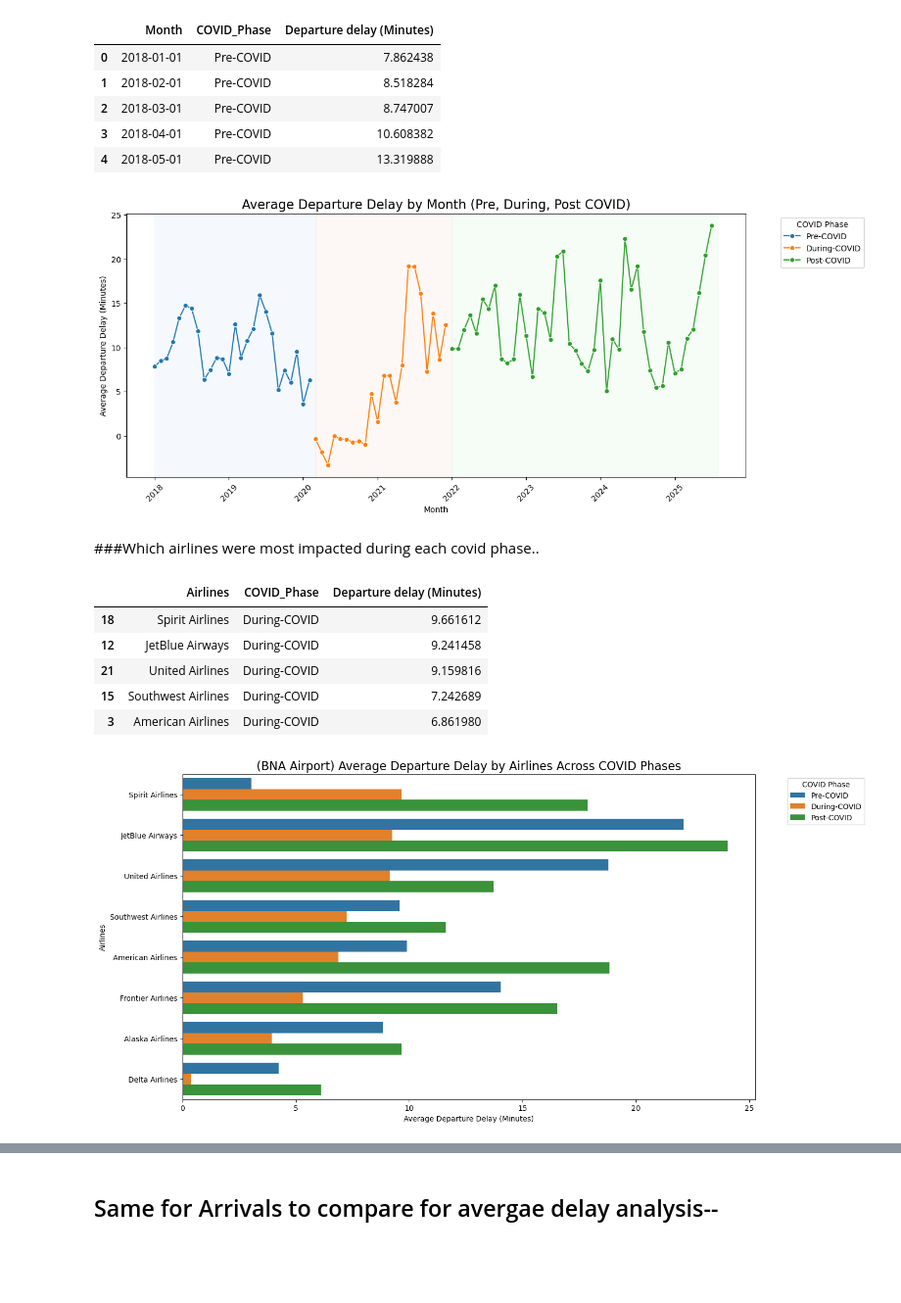
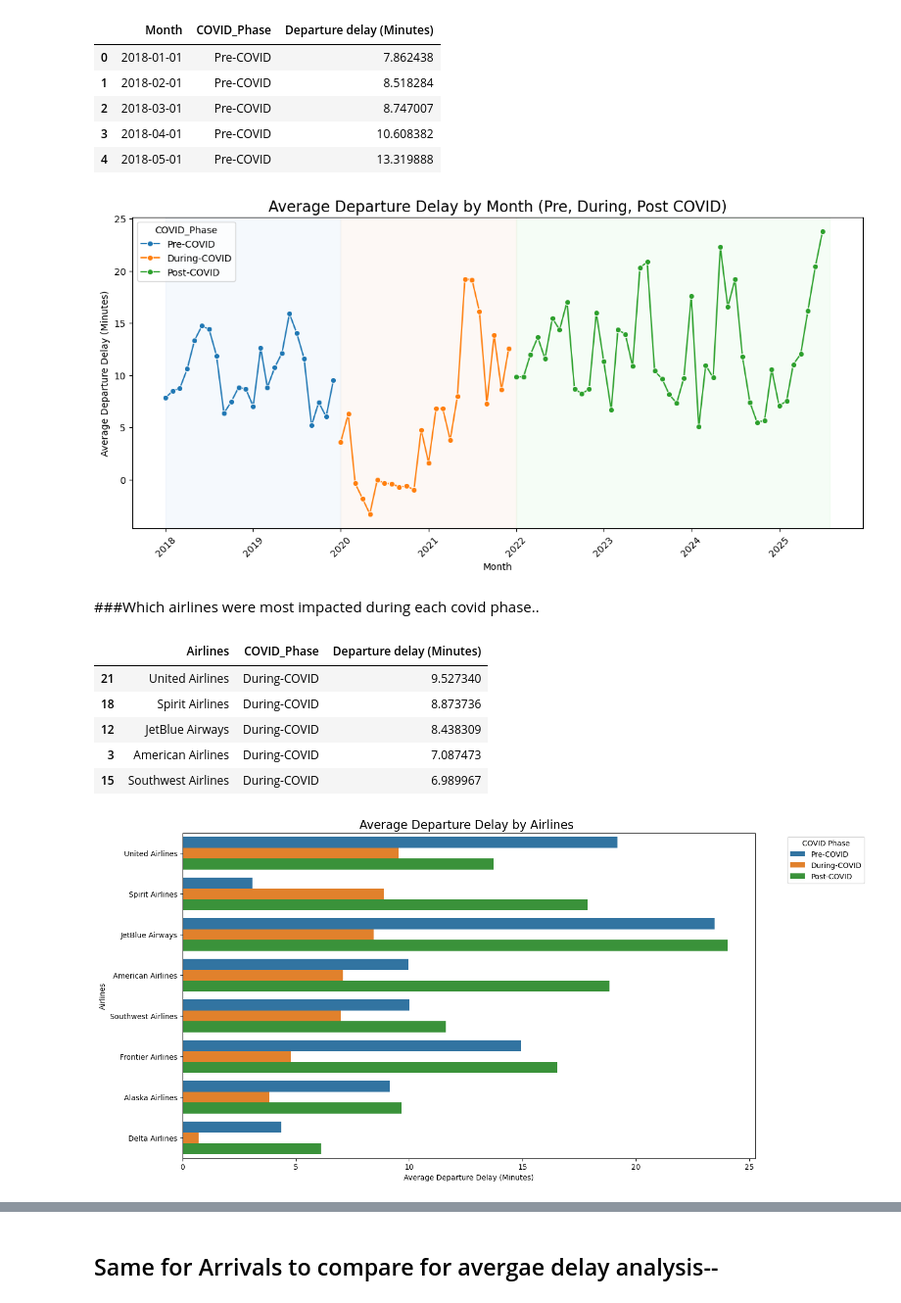
Before and after one commit to shrutivir/BNA-flight-delay-covid_impact, a Jupyter notebook: Notebook/BNA_Airport_Delay.ipynb, the cells around one changed output, grey strips where cells are left out. Shown: that part at 98% size. Cells and saved outputs as stored; diff of their text form; code cells hidden in the pictures; blank space fills up the shorter version.

```diff
--- a/Notebook/BNA_Airport_Delay.ipynb
+++ b/Notebook/BNA_Airport_Delay.ipynb
@@ -209,7 +206,7 @@ print(arrivals.groupby(['Carrier Code','Flight Date']).size().max())
 ## Departures
 # %%
 def covid_phase(date):
-    if date < pd.Timestamp('2020-03-01'):
+    if date < pd.Timestamp('2020-01-01'):
         return 'Pre-COVID'
     elif date <= pd.Timestamp('2021-12-31'):
         return 'During-COVID'
@@ -221,0 +221,2 @@ departures['Month'] = departures['Flight Date'].dt.to_period('M').dt.to_timestam
+# %%
+departures['Year'] = departures['Flight Date'].dt.year
@@ -243,21 +270,19 @@ monthly_dep_delay.head()
 # %%
 plt.figure(figsize=(14,6))
 ### Line plot for average departure delay
 sns.lineplot(data=monthly_dep_delay,x='Month',y='Departure delay (Minutes)',hue='COVID_Phase',palette=['#1f77b4','#ff7f0e','#2ca02c'],marker='o')
 ### Add shaded regions for COVID phases
-plt.axvspan(pd.Timestamp('2018-01-01'), pd.Timestamp('2020-02-29'), color='#d0e1f9', alpha=0.2)  # Pre-COVID
-plt.axvspan(pd.Timestamp('2020-03-01'), pd.Timestamp('2021-12-31'), color='#f9e0d0', alpha=0.2)  # During-COVID
+plt.axvspan(pd.Timestamp('2018-01-01'), pd.Timestamp('2019-12-31'), color='#d0e1f9', alpha=0.2)  # Pre-COVID
+plt.axvspan(pd.Timestamp('2020-01-01'), pd.Timestamp('2021-12-31'), color='#f9e0d0', alpha=0.2)  # During-COVID
 plt.axvspan(pd.Timestamp('2022-01-01'), pd.Timestamp('2025-07-31'), color='#d0f9d6', alpha=0.2)  # Post-COVID
 ### Labels and title
 plt.title('Average Departure Delay by Month (Pre, During, Post COVID)', fontsize=16)
 plt.xlabel('Month')
 plt.ylabel('Average Departure Delay (Minutes)')
 plt.xticks(rotation=45)
-### Move legend outside plot
-plt.legend(title='COVID Phase', bbox_to_anchor=(1.05, 1), loc='upper left')
 plt.savefig('BNA_Covid_Departure_trend.png', dpi=300)
 # %% [output]
-[figure, old version]
+[figure, new version]
 # %% [markdown]
 ###Which airlines were most impacted during each covid phase..
 # %%
@@ -269,19 +294,19 @@ airline_dep_delay = airline_dep_delay.sort_values(['COVID_Phase', 'Departure del
 airline_dep_delay.head(5)
 # %% [output]
 |  | Airlines | COVID_Phase | Departure delay (Minutes) |
-| 18 | Spirit Airlines | During-COVID | 9.661612 |
-| 12 | JetBlue Airways | During-COVID | 9.241458 |
-| 21 | United Airlines | During-COVID | 9.159816 |
-| 15 | Southwest Airlines | During-COVID | 7.242689 |
-| 3 | American Airlines | During-COVID | 6.861980 |
+| 21 | United Airlines | During-COVID | 9.527340 |
+| 18 | Spirit Airlines | During-COVID | 8.873736 |
+| 12 | JetBlue Airways | During-COVID | 8.438309 |
+| 3 | American Airlines | During-COVID | 7.087473 |
+| 15 | Southwest Airlines | During-COVID | 6.989967 |
 # %%
 plt.figure(figsize=(14,8))
 ### I Specified hue order so colors match Pre, During, Post COVID###
 sns.barplot(data=airline_dep_delay,x='Departure delay (Minutes)',y='Airlines',hue='COVID_Phase',hue_order=['Pre-COVID', 'During-COVID', 'Post-COVID'])
-plt.title('(BNA Airport) Average Departure Delay by Airlines Across COVID Phases', fontsize=16)
+plt.title('Average Departure Delay by Airlines ', fontsize=16)
 plt.xlabel('Average Departure Delay (Minutes)')
 plt.ylabel('Airlines')
 plt.legend(title='COVID Phase', bbox_to_anchor=(1.05, 1), loc='upper left')
 plt.savefig('BNA_airline_delay_chart.png', dpi=300)
 # %% [output]
-[figure, old version]
+[figure, new version]
```
Also changed, not shown: parts of 25 cells of this notebook, 9 other files.
